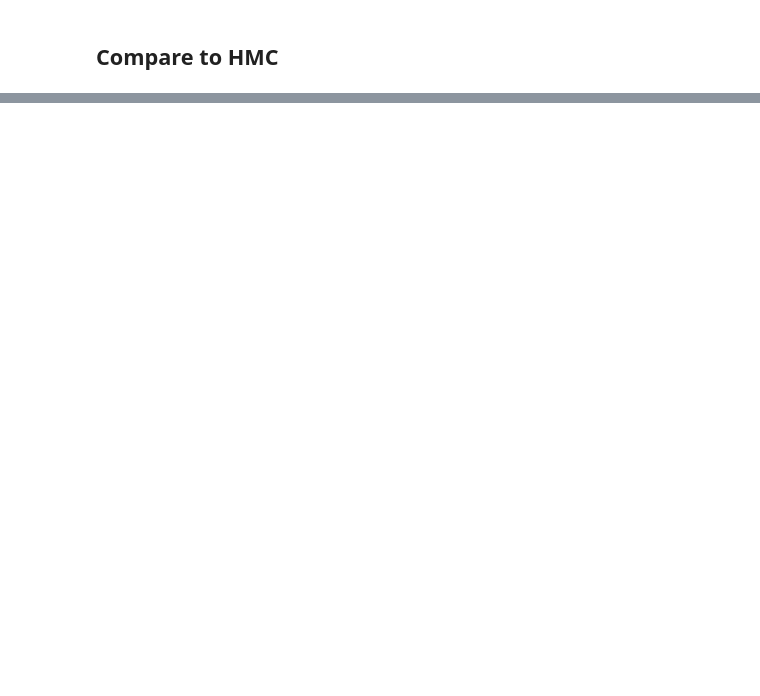
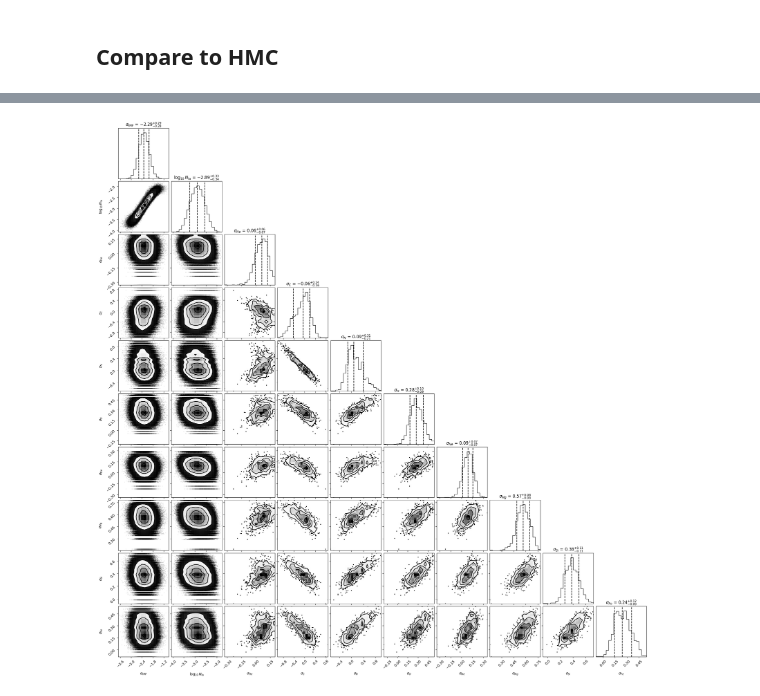
Before and after one commit to bGuenes/sbi_chemical_abundances, a Jupyter notebook: 04_plot_multistar_inference.ipynb, the cells around one changed output, grey strips where cells are left out. Cells and saved outputs as stored; diff of their text form; code cells hidden in the pictures; blank space fills up the shorter version.

Commit message:
corner_plor

```diff
--- a/04_plot_multistar_inference.ipynb
+++ b/04_plot_multistar_inference.ipynb
@@ -12,6 +13,7 @@ name = "NPE_C"
 # --- Load simulated data ---
 alpha_IMF_obs = np.load(f"data/alpha_IMF_obs_{name}.npy")
 log10_N_Ia_obs = np.load(f"data/log10_N_Ia_obs_{name}.npy")
+abundances_obs = np.load(f"data/abundances_{name}.npy")
 # %%
 simulations = 1000
 N_stars = 1000
@@ -74,0 +77,9 @@ n_stars_plot_comp(alpha_IMF_obs, log10_N_Ia_obs, global_params, dat, "CHEMPY TNG
+# %%
+samples = np.concatenate([np.array([alpha_IMF_obs.flatten(), log10_N_Ia_obs.flatten()]), abundances_obs.repeat(1000, axis=0).T])
+# %%
+#ndim, nsamples = 5, 10000
+#samples = np.random.randn(ndim * nsamples).reshape([nsamples, ndim])
+figure = corner.corner(samples.T, labels=[r"$\alpha_{\rm IMF}$", r"$\log_{10} N_{\rm Ia}$", r"$\sigma_{He}$", r"$\sigma_{C}$", r"$\sigma_{N}$", r"$\sigma_{O}$", r"$\sigma_{Ne}$", r"$\sigma_{Mg}$", r"$\sigma_{Si}$", r"$\sigma_{Fe}$"], quantiles=[0.16, 0.5, 0.84], show_titles=True)
+plt.show()
+# %% [output]
+[figure, added]
```
Also changed, not shown: parts of 5 cells of this notebook, 8 other files.
